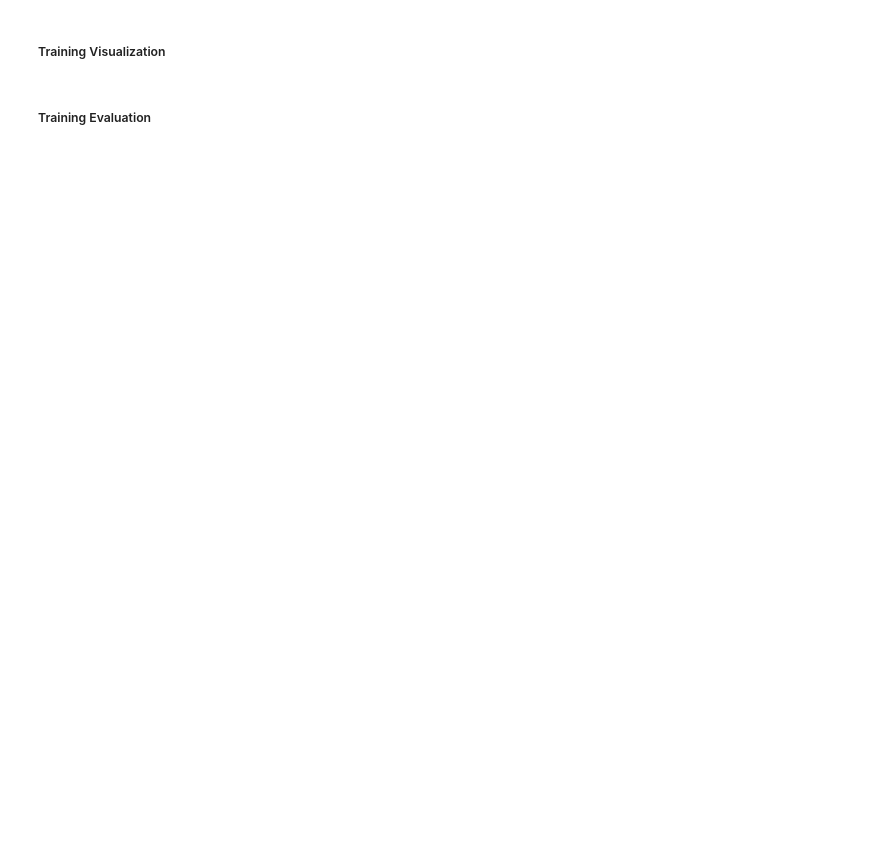
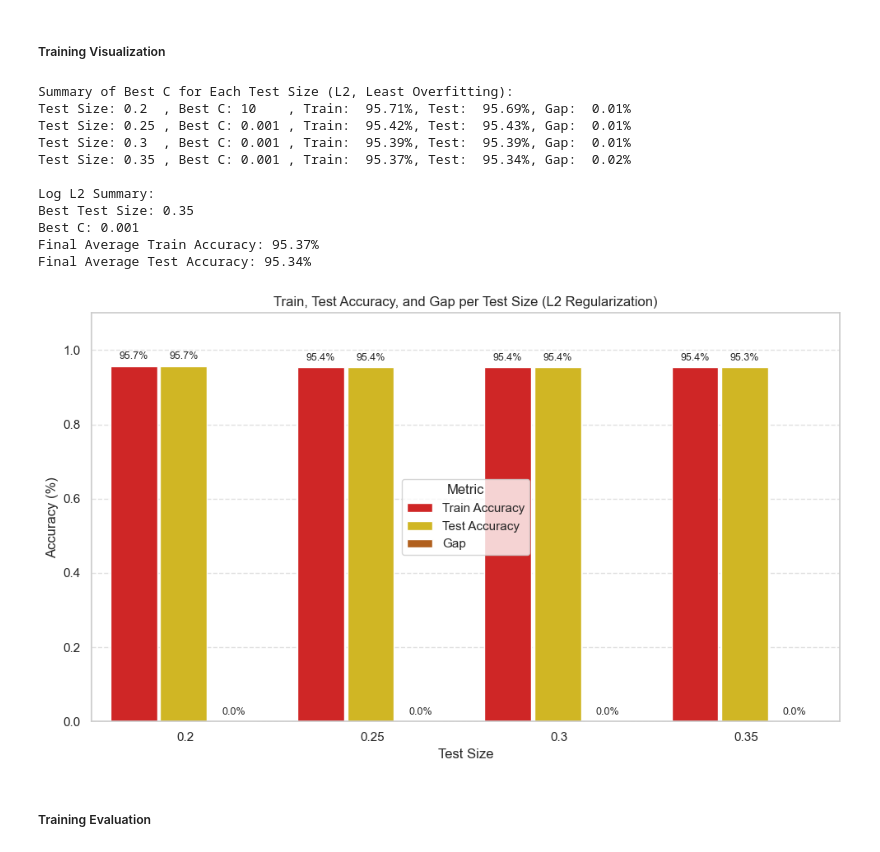
Before and after one commit to npesaras/exploratory-data-analysis, a Jupyter notebook: src/diabetes-prediction.ipynb, the cells around one changed output. Saved outputs shown, nothing was run; the diff lists cells and outputs as text; code cells hidden in the pictures; blank space fills up the shorter version.

```diff
--- a/src/diabetes-prediction.ipynb
+++ b/src/diabetes-prediction.ipynb
@@ -570,51 +532,67 @@ print(f"Final Average Train Accuracy: {log_l2_best_train_accuracy * 100:.2f}%")
 print(f"Final Average Test Accuracy: {log_l2_best_test_accuracy * 100:.2f}%")
 
 
-
 # Plotting accuracy and gap
 summary_df = pd.DataFrame(results, columns=["Test Size", "Best C", "Train Accuracy", "Test Accuracy", "Gap"])
+
 
 # Melt for Seaborn
 melted = summary_df.melt(id_vars=["Test Size"],
                          value_vars=["Train Accuracy", "Test Accuracy", "Gap"],
                          var_name="Metric", value_name="Accuracy")
 
-# Softer color palette for L2 plot
+
 color_palette = {
-    "Train Accuracy": "#0825cc",
-    "Test Accuracy": "#0dc4c4",  # softer red
-    "Gap": "#db6809"
+    "Train Accuracy": "#eb0a0a",
+    "Test Accuracy": "#ecca08",  # softer red
+    "Gap": "#ca5e05"
 }
 
 # Plot
 plt.figure(figsize=(10, 6))
 ax = sns.barplot(data=melted, x="Test Size", y="Accuracy", hue="Metric",
                  palette=color_palette, dodge=True)
 
+
 # Make bars thin
 for container in ax.containers:
     for bar in container:
         bar.set_width(0.25)
+
 
 # Add percentage labels on top
 for container in ax.containers:
     for bar in container:
         height = bar.get_height()
         ax.annotate(f'{height * 100:.1f}%',
                     xy=(bar.get_x() + bar.get_width() / 2, height),
                     xytext=(0, 4),
                     textcoords="offset points",
                     ha='center', va='bottom', fontsize=9)
 
+
 # Final styling
 plt.title("Train, Test Accuracy, and Gap per Test Size (L2 Regularization)")
 plt.ylabel("Accuracy (%)")
 plt.xlabel("Test Size")
 plt.ylim(0, 1.1)
 plt.legend(title="Metric")
 plt.grid(axis='y', linestyle='--', alpha=0.6)
 plt.tight_layout()
 plt.show()
+# %% [output]
+Summary of Best C for Each Test Size (L2, Least Overfitting):
+Test Size: 0.2  , Best C: 10    , Train:  95.71%, Test:  95.69%, Gap:  0.01%
+Test Size: 0.25 , Best C: 0.001 , Train:  95.42%, Test:  95.43%, Gap:  0.01%
+Test Size: 0.3  , Best C: 0.001 , Train:  95.39%, Test:  95.39%, Gap:  0.01%
+Test Size: 0.35 , Best C: 0.001 , Train:  95.37%, Test:  95.34%, Gap:  0.02%
+
+Log L2 Summary:
+Best Test Size: 0.35
+Best C: 0.001
+Final Average Train Accuracy: 95.37%
+Final Average Test Accuracy: 95.34%
+[figure, added]
 # %% [markdown]
 ##### Training Evaluation
 # %%
```
Also changed, not shown: parts of 36 cells of this notebook.
